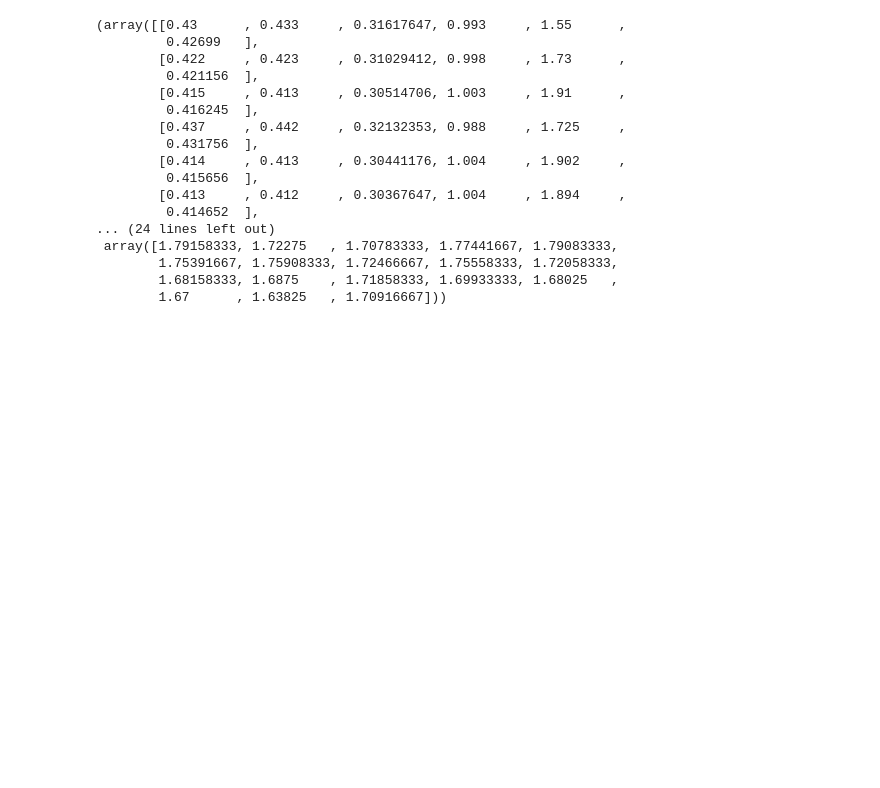
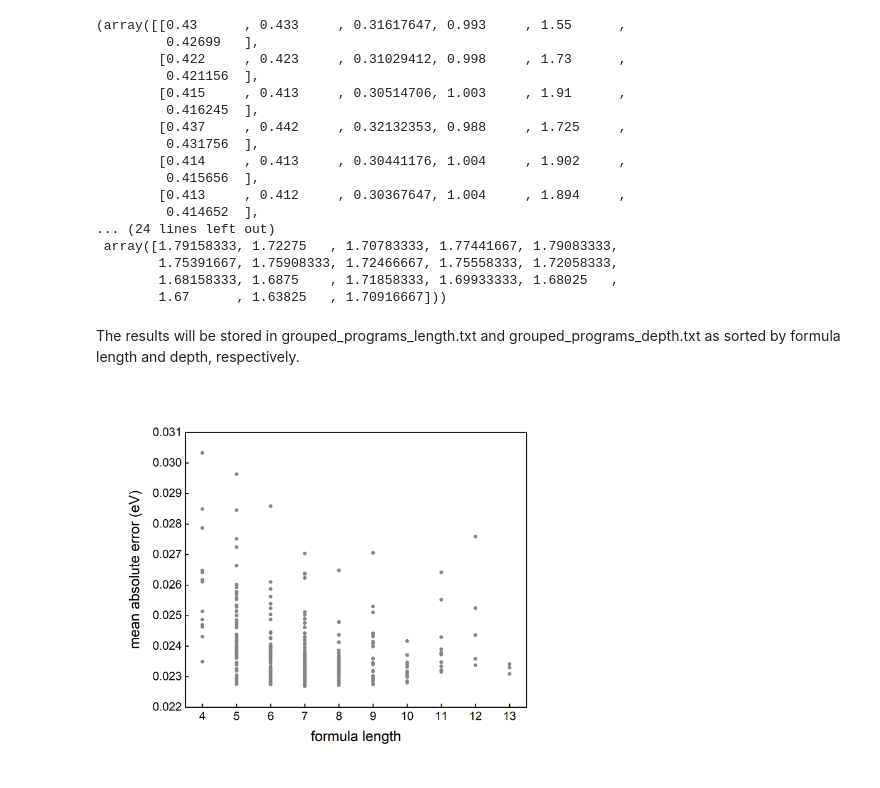
Before and after one commit to kevin-ymx/neural-net_perovskiteOER, a Jupyter notebook: 3_gplearn.ipynb, the cells around one changed output. Cells and saved outputs as stored; diff of their text form; code cells hidden in the pictures; blank space fills up the shorter version.

```diff
--- a/3_gplearn.ipynb
+++ b/3_gplearn.ipynb
@@ -93,3 +93,10 @@ with open(output_file_length, "w") as f:
 with open(output_file_depth, "w") as f:
     for key in sorted(grouped_lines_depth):  # or just use grouped_lines if order doesn't matter
         f.writelines(grouped_lines_depth[key])
+# %% [markdown]
+The results will be stored in grouped_programs_length.txt and grouped_programs_depth.txt as sorted by formula length and depth, respectively.
+# %%
+from IPython.display import Image
+Image(filename='MAE_vs_length.png', width=500)
+# %% [output]
+[figure, added]
```
Also changed, not shown: parts of 3 cells of this notebook.
